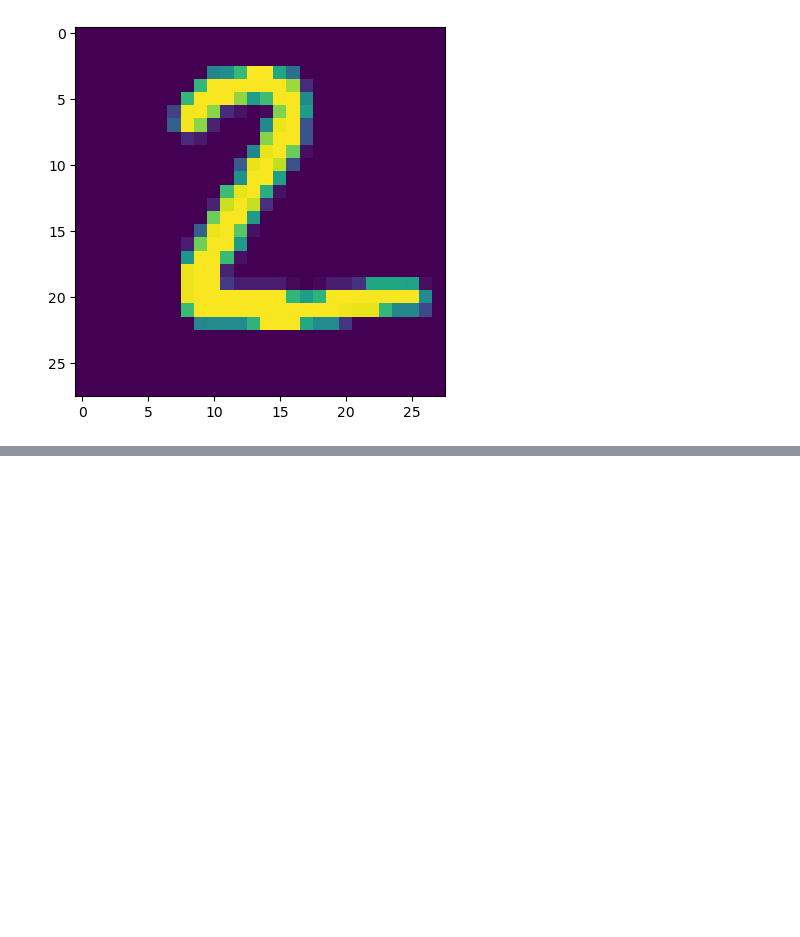
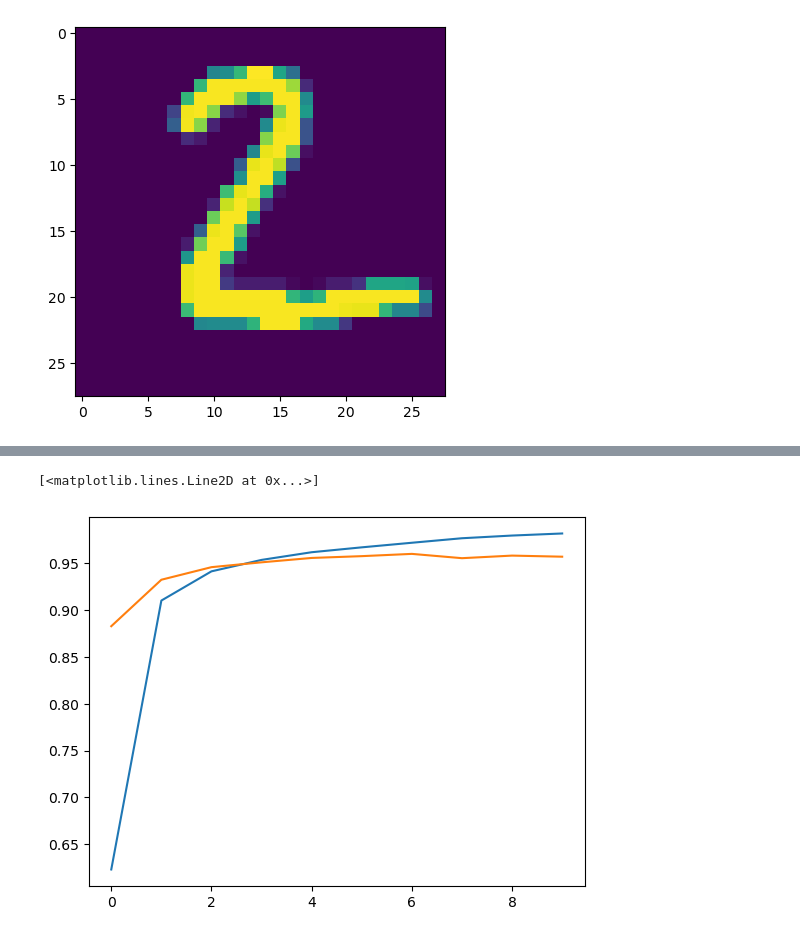
Before and after one commit to imtiazzarif/100deeplearning, a Jupyter notebook: handwrittendigitclassification.ipynb, the cells around one changed output, grey strips where cells are left out. Cells and saved outputs as stored; diff of their text form; code cells hidden in the pictures; blank space fills up the shorter version.

```diff
--- a/handwrittendigitclassification.ipynb
+++ b/handwrittendigitclassification.ipynb
@@ -79,0 +100,6 @@ plt.imshow(X_test[1])
+# %%
+plt.plot(history.history["accuracy"])
+plt.plot(history.history["val_accuracy"])
+# %% [output]
+[<matplotlib.lines.Line2D at 0x...>]
+[figure, added]
```
Also changed, not shown: parts of 8 cells of this notebook.
